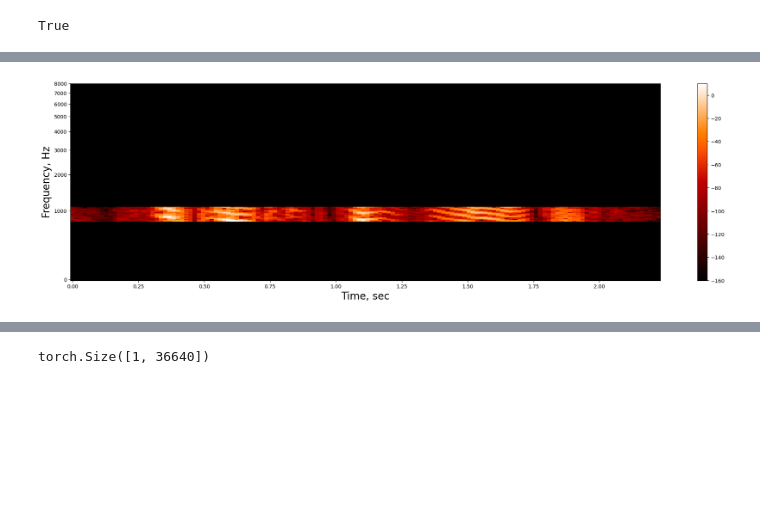
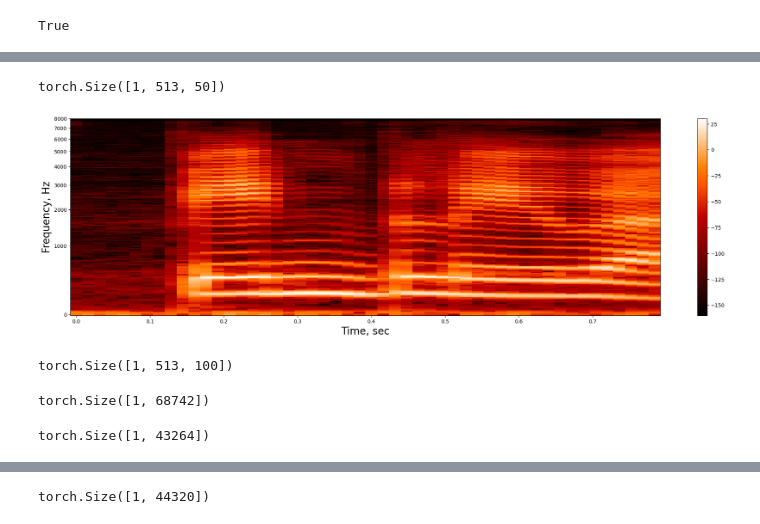
Before and after one commit to sumiya11/pytorch_project_template17, a Jupyter notebook: uwu.ipynb, the cells around one changed output, grey strips where cells are left out. Cells and saved outputs as stored; diff of their text form; code cells hidden in the pictures; blank space fills up the shorter version.

```diff
--- a/uwu.ipynb
+++ b/uwu.ipynb
@@ -18,6 +28,6 @@ True
 # %%
 import os
-wav, sr = torchaudio.load("../audio/" + os.listdir("../audio")[3195], format="wav")
+wav, sr = torchaudio.load("../audio/" + os.listdir("../audio")[2222], format="wav")
 disp.display(disp.Audio(wav.numpy(), rate=sr))
 # %% [output]
 [interactive output not drawn]
@@ -23,0 +383,4 @@ disp.display(disp.Audio(wav.numpy(), rate=sr))
+# %%
+import os
+wav, sr = torchaudio.load("../audio/" + os.listdir("../audio")[100], format="wav")
+disp.display(disp.Audio(wav.numpy(), rate=sr))
@@ -34,42 +399,57 @@ def melInverse(m):
 # %%
 spectrum1 = torch.stft(
     wav,
     n_fft=nFFT,
     hop_length=hopSize,
     win_length=windowSize,
     window=window,
     center=False,
     onesided=True,
     return_complex=True,
 )
 
 # spectrogram = spectrum1.norm(dim=-1).pow(2)
 
-spectrum1[:, :50] = 0
-spectrum1[:, 70:] = 0
+# spectrum1[:, :67] = 0
+# spectrum1[:, :100] = 0
 
 spectrogram = spectrum1.abs().pow(2)
+
+spectrogram = spectrogram[:, :, :50]
+print(spectrogram.shape)
 
 f,ax = plt.subplots(figsize=(26, 7))
 
 tGrid = np.arange(0,spectrogram.shape[2]*hopSize, hopSize)/sr
 fGrid = np.arange(0,nFFT/2+0.00001)/(nFFT)*sr
 tt,ff = np.meshgrid(tGrid,fGrid)
 
 im=ax.pcolormesh(tt,ff,20*torch.log10(spectrogram.squeeze()+1e-8),cmap="gist_heat")
 ax.set_xlabel('Time, sec', size=20)
 ax.set_ylabel('Frequency, Hz', size=20)
 ax.set_yscale("function",functions=(melForward,melInverse))
 f.colorbar(im)
 plt.show()
 # %% [output]
+torch.Size([1, 513, 50])
-[figure, old version]
+[figure, new version]
+# %%
+spectrogram.shape
+# %% [output]
+torch.Size([1, 513, 100])
+# %%
+torch.flatten(spectrogram, start_dim=1).shape
+# %% [output]
+torch.Size([1, 68742])
 # %%
 wav_revived = torch.istft(spectrum1,
-    n_fft=nFFT,
-    hop_length=hopSize,
-    win_length=windowSize,
-    window=window)
+                          n_fft=nFFT,
+                          hop_length=hopSize,
+                          win_length=windowSize,
+                          window=window)
+wav_revived.shape
+# %% [output]
+torch.Size([1, 43264])
 # %%
 disp.display(disp.Audio(wav_revived.numpy(), rate=sr))
 # %% [output]
@@ -77,7 +457,7 @@ disp.display(disp.Audio(wav_revived.numpy(), rate=sr))
 # %%
 torch.cat((wav_revived, torch.zeros(wav.shape[1] - wav_revived.shape[1])[None, :]), dim=1).shape
 # %% [output]
-torch.Size([1, 36640])
+torch.Size([1, 44320])
 # %%
 torch.norm(torch.cat((wav_revived, torch.zeros(wav.shape[1] - wav_revived.shape[1])[None, :]), dim=1)) / wav.shape[1]
 # %% [output]
```
Also changed, not shown: parts of 22 cells of this notebook.
